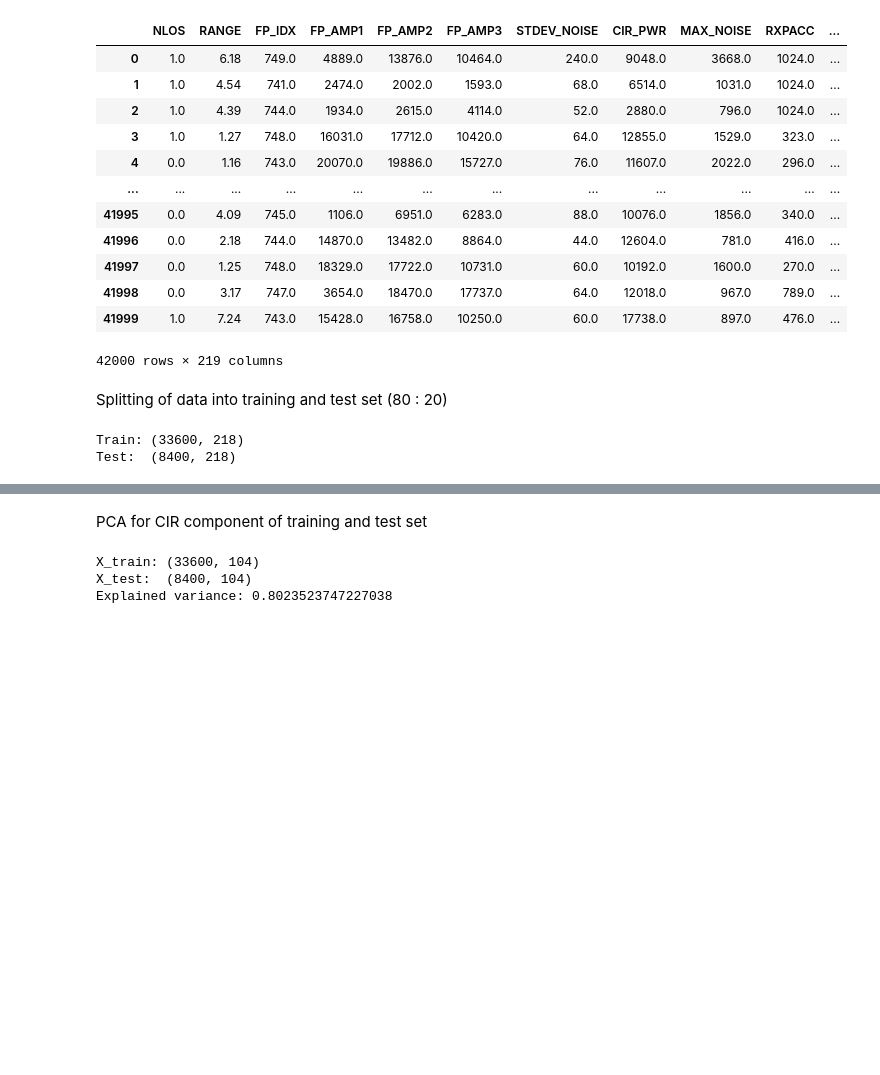
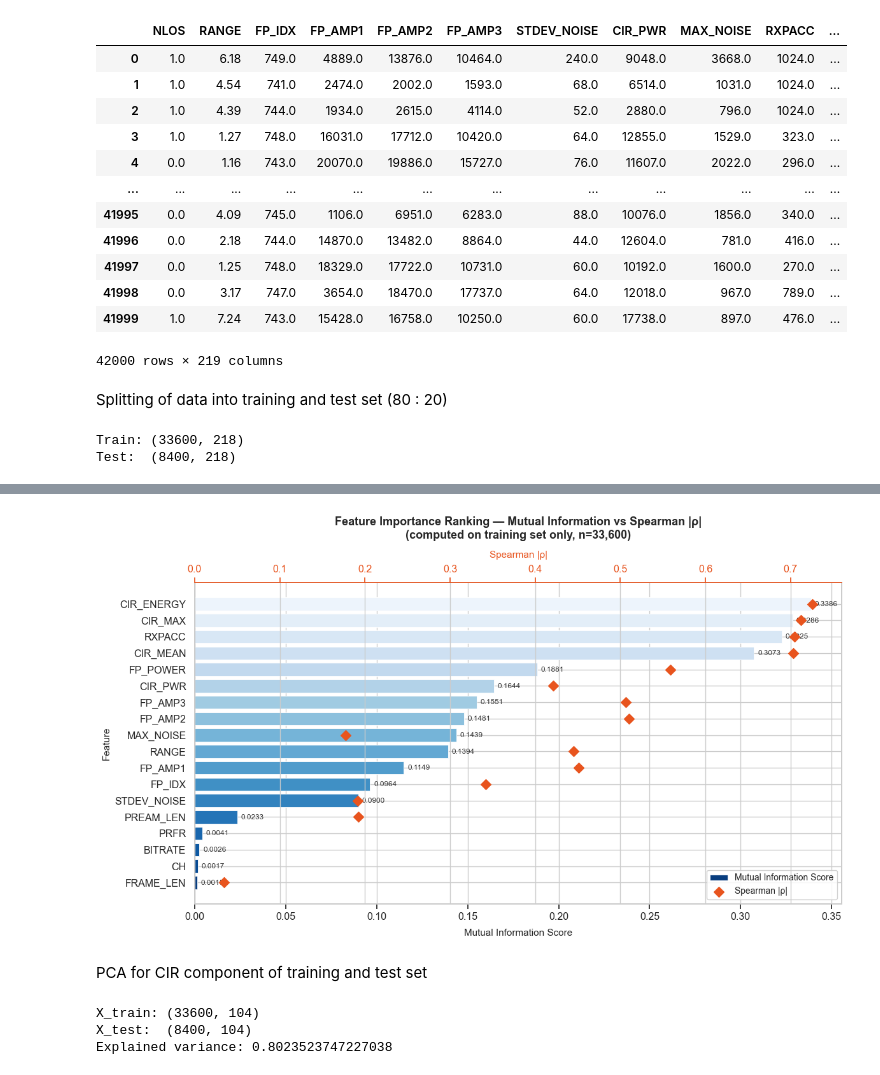
Before and after one commit to wymenlim/CSC3105, a Jupyter notebook: code/preprocessing.ipynb, the cells around one changed output, grey strips where cells are left out. Drawn from its saved outputs; the diff is of its cells as text; code cells hidden in the pictures; blank space fills up the shorter version.

Commit message:
added rankings using multiple metrics

```diff
--- a/code/preprocessing.ipynb
+++ b/code/preprocessing.ipynb
@@ -131,0 +134,95 @@ Test:  (8400, 218)
+# %%
+
+from sklearn.feature_selection import mutual_info_classif
+from scipy.stats import spearmanr
+import matplotlib.pyplot as plt
+import seaborn as sns
+
+# Training set only — never touch test data during preprocessing decisions
+X_fi   = X_train_raw[:, :18]   # (33600, 18)
+y_fi   = y_train                # (33600,)
+
+# ── 1. Mutual Information ──────────────────────────────────────────────────────
+# MI is model-agnostic and captures non-linear dependencies
+mi_scores = mutual_info_classif(X_fi, y_fi, random_state=42, n_neighbors=5)
+
+# ── 2. Spearman |ρ| as cross-check ────────────────────────────────────────────
+# Captures monotonic relationships — good sanity check alongside MI
+spearman_r = np.array([
+    abs(spearmanr(X_fi[:, i], y_fi).statistic)
+    for i in range(X_fi.shape[1])
+])
+
+# ── 3. Ranked DataFrame ───────────────────────────────────────────────────────
+fi_df = (
+    pd.DataFrame({
+        "Feature"     : non_cir_features,
+        "MI Score"    : mi_scores,
+        "Spearman |r|": spearman_r,
+    })
+    .sort_values("MI Score", ascending=False)
+    .reset_index(drop=True)
+)
+fi_df.index += 1  # 1-based rank
+
+# ── 4. Print ranked table ─────────────────────────────────────────────────────
+print("=" * 60)
+print(f"{'Rank':<6}{'Feature':<18}{'MI Score':>12}{'Spearman |r|':>18}")
+print("=" * 60)
+for rank, row in fi_df.iterrows():
+    print(f"{rank:<6}{row['Feature']:<18}{row['MI Score']:>12.4f}{row['Spearman |r|']:>18.4f}")
+print("=" * 60)
+
+# ── 5. Visualization ──────────────────────────────────────────────────────────
+sns.set_theme(style="whitegrid", font_scale=1.05)
+fig, ax1 = plt.subplots(figsize=(12, 7))
+
+n       = len(fi_df)
+palette = sns.color_palette("Blues_r", n)
+
+# Horizontal bars — MI score (darkest = highest rank)
+bars = ax1.barh(
+    fi_df["Feature"][::-1],
+    fi_df["MI Score"][::-1],
+    color=palette,
+    edgecolor="white",
+    linewidth=0.6,
+    label="Mutual Information Score",
+)
+
+# Annotate each bar with its exact MI value
+for bar, val in zip(bars, fi_df["MI Score"][::-1]):
+    ax1.text(
+        bar.get_width() + 0.002,
+        bar.get_y() + bar.get_height() / 2,
+        f"{val:.4f}",
+        va="center", ha="left", fontsize=8.5, color="#333333",
+    )
+
+ax1.set_xlabel("Mutual Information Score", fontsize=11, labelpad=8)
+ax1.set_ylabel("Feature", fontsize=11)
+ax1.set_title(
+    "Feature Importance Ranking — Mutual Information vs Spearman |ρ|\n"
+    f"(computed on training set only, n={len(X_fi):,})",
+    fontsize=13, fontweight="bold", pad=14,
+)
+
+# Twin x-axis — Spearman |ρ| as diamond markers
+ax2 = ax1.twiny()
+ax2.scatter(
+    fi_df["Spearman |r|"][::-1],
+    fi_df["Feature"][::-1],
+    color="#E8541E", zorder=5, s=65, marker="D", label="Spearman |ρ|",
+)
+ax2.set_xlabel("Spearman |ρ|", fontsize=11, color="#E8541E", labelpad=8)
+ax2.tick_params(axis="x", colors="#E8541E")
+ax2.spines["top"].set_edgecolor("#E8541E")
+
+# Combined legend
+h1, l1 = ax1.get_legend_handles_labels()
+h2, l2 = ax2.get_legend_handles_labels()
+ax1.legend(h1 + h2, l1 + l2, loc="lower right", framealpha=0.88, fontsize=10)
+
+plt.tight_layout()
+plt.show()
+# %% [output]
@@ -132,3 +246,4 @@ Test:  (8400, 218)
+[figure, added]
 # %% [markdown]
 PCA for CIR component of training and test set
 # %%
```
Also changed, not shown: parts of 2 cells of this notebook.
